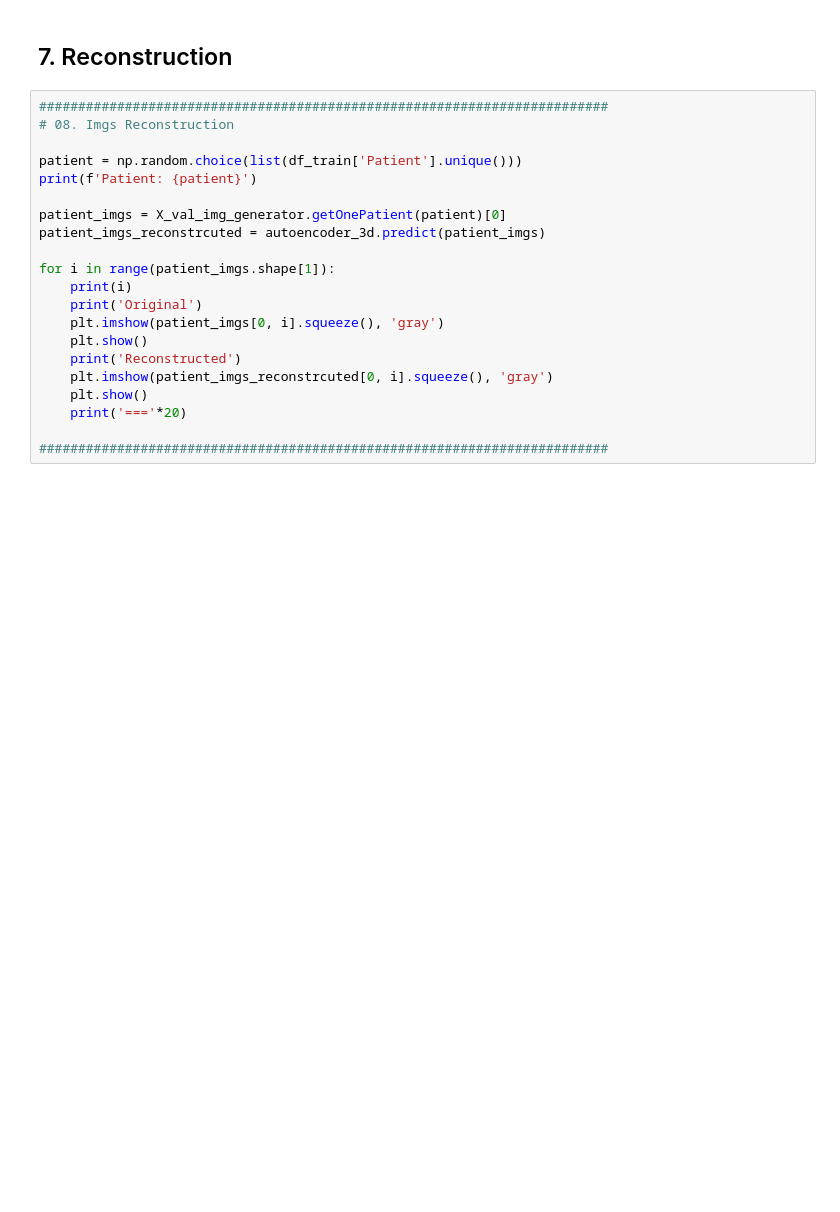
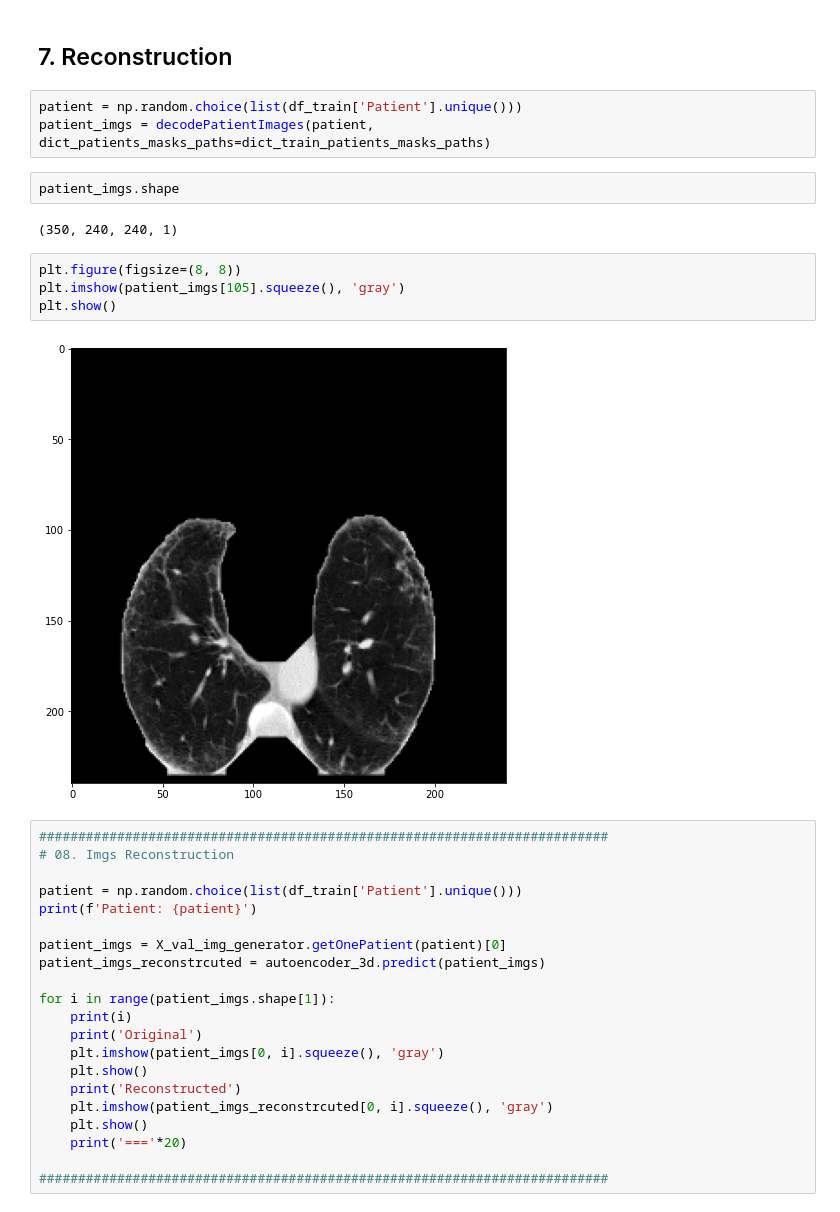
Before and after one commit to EnricRovira/Pulmonar_Fibrosis_Progression, a Jupyter notebook: 03_Autoencoder_Unet3D_v0.2.ipynb, the cells around one changed output. Saved outputs shown, nothing was run; the diff lists cells and outputs as text; blank space fills up the shorter version.

```diff
--- a/03_Autoencoder_Unet3D_v0.2.ipynb
+++ b/03_Autoencoder_Unet3D_v0.2.ipynb
@@ -378,6 +379,19 @@ plotTrainHistory(history.history, title='Autoencoder Training', scale=False)
 #########################################################################
 # %% [markdown]
 ## 7. Reconstruction
+# %%
+patient = np.random.choice(list(df_train['Patient'].unique()))
+patient_imgs = decodePatientImages(patient, dict_patients_masks_paths=dict_train_patients_masks_paths)
+# %%
+patient_imgs.shape
+# %% [output]
+(350, 240, 240, 1)
+# %%
+plt.figure(figsize=(8, 8))
+plt.imshow(patient_imgs[105].squeeze(), 'gray')
+plt.show()
+# %% [output]
+[figure, added]
 # %%
 #########################################################################
 # 08. Imgs Reconstruction
```
Also changed, not shown: parts of 3 cells of this notebook, 5 other files.
